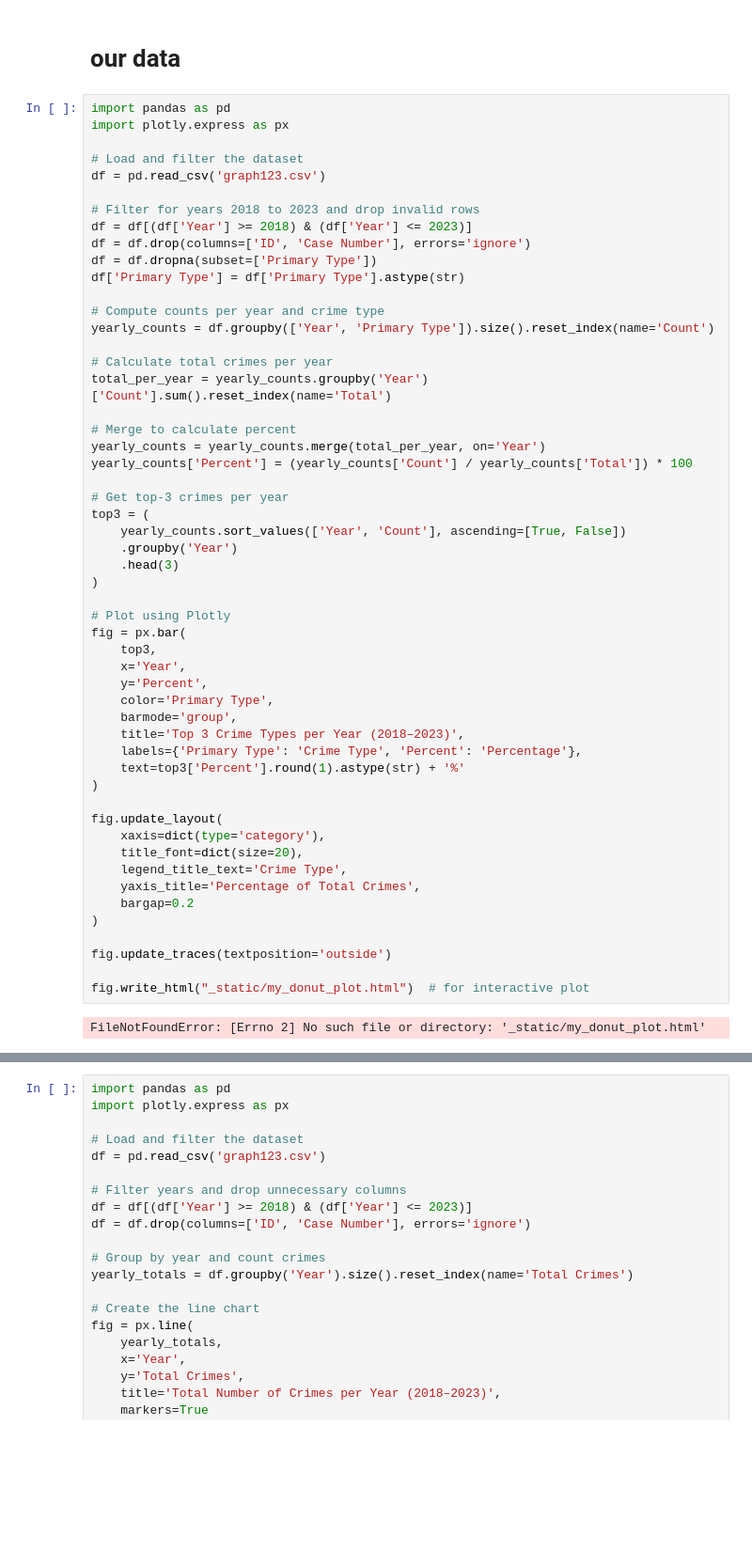
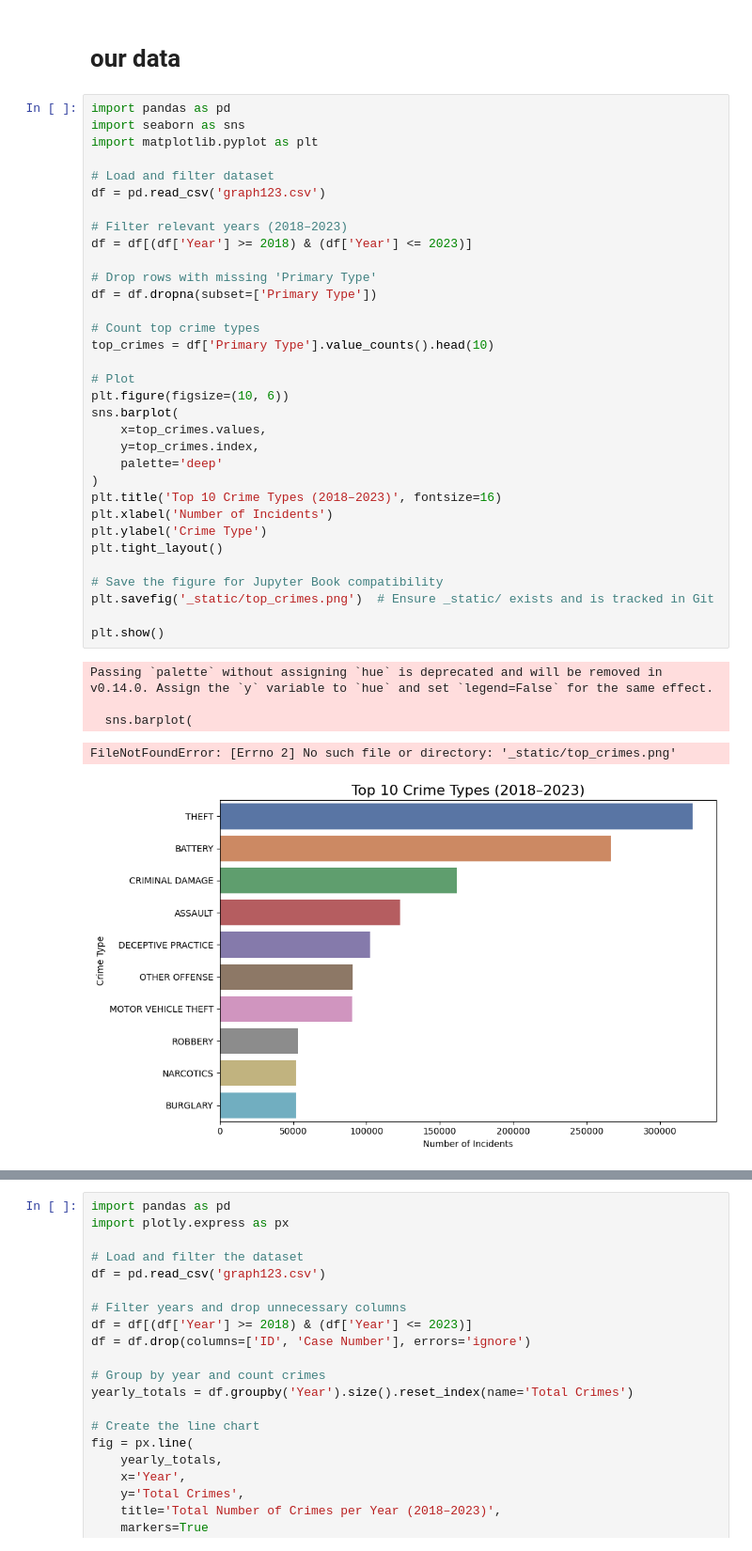
Before and after one commit to DanielKnuijt/InfoVis, a Jupyter notebook: _build/jupyter_execute/docs/notebook.ipynb, the cells around one changed output, grey strips where cells are left out. Shown at 94% size. Saved outputs shown, nothing was run; the diff lists cells and outputs as text; blank space fills up the shorter version.

Commit message:
Update my book.

```diff
--- a/_build/jupyter_execute/docs/notebook.ipynb
+++ b/_build/jupyter_execute/docs/notebook.ipynb
@@ -2,59 +2,43 @@
 # **our data**
 # %%
 import pandas as pd
-import plotly.express as px
+import seaborn as sns
+import matplotlib.pyplot as plt
 
-# Load and filter the dataset
+# Load and filter dataset
 df = pd.read_csv('graph123.csv')
 
-# Filter for years 2018 to 2023 and drop invalid rows
+# Filter relevant years (2018–2023)
 df = df[(df['Year'] >= 2018) & (df['Year'] <= 2023)]
-df = df.drop(columns=['ID', 'Case Number'], errors='ignore')
+
+# Drop rows with missing 'Primary Type'
 df = df.dropna(subset=['Primary Type'])
-df['Primary Type'] = df['Primary Type'].astype(str)
 
-# Compute counts per year and crime type
-yearly_counts = df.groupby(['Year', 'Primary Type']).size().reset_index(name='Count')
+# Count top crime types
+top_crimes = df['Primary Type'].value_counts().head(10)
 
-# Calculate total crimes per year
-total_per_year = yearly_counts.groupby('Year')['Count'].sum().reset_index(name='Total')
+# Plot
+plt.figure(figsize=(10, 6))
+sns.barplot(
+    x=top_crimes.values,
+    y=top_crimes.index,
+    palette='deep'
+)
+plt.title('Top 10 Crime Types (2018–2023)', fontsize=16)
+plt.xlabel('Number of Incidents')
+plt.ylabel('Crime Type')
+plt.tight_layout()
 
-# Merge to calculate percent
-yearly_counts = yearly_counts.merge(total_per_year, on='Year')
-yearly_counts['Percent'] = (yearly_counts['Count'] / yearly_counts['Total']) * 100
+# Save the figure for Jupyter Book compatibility
+plt.savefig('_static/top_crimes.png')  # Ensure _static/ exists and is tracked in Git
 
-# Get top-3 crimes per year
-top3 = (
-    yearly_counts.sort_values(['Year', 'Count'], ascending=[True, False])
-    .groupby('Year')
-    .head(3)
-)
-
-# Plot using Plotly
-fig = px.bar(
-    top3,
-    x='Year',
-    y='Percent',
-    color='Primary Type',
-    barmode='group',
-    title='Top 3 Crime Types per Year (2018–2023)',
-    labels={'Primary Type': 'Crime Type', 'Percent': 'Percentage'},
-    text=top3['Percent'].round(1).astype(str) + '%'
-)
-
-fig.update_layout(
-    xaxis=dict(type='category'),
-    title_font=dict(size=20),
-    legend_title_text='Crime Type',
-    yaxis_title='Percentage of Total Crimes',
-    bargap=0.2
-)
-
-fig.update_traces(textposition='outside')
-
-fig.write_html("_static/my_donut_plot.html")  # for interactive plot
+plt.show()
 # %% [output]
-FileNotFoundError: [Errno 2] No such file or directory: '_static/my_donut_plot.html'
+Passing `palette` without assigning `hue` is deprecated and will be removed in v0.14.0. Assign the `y` variable to `hue` and set `legend=False` for the same effect.
+
+  sns.barplot(
+FileNotFoundError: [Errno 2] No such file or directory: '_static/top_crimes.png'
+[figure, added]
 # %% [markdown]
 :::{raw} html
 <iframe src="_static/my_donut_plot.html" width="100%" height="600px" frameborder="0"></iframe>
```
Also changed, not shown: 8 other files.
